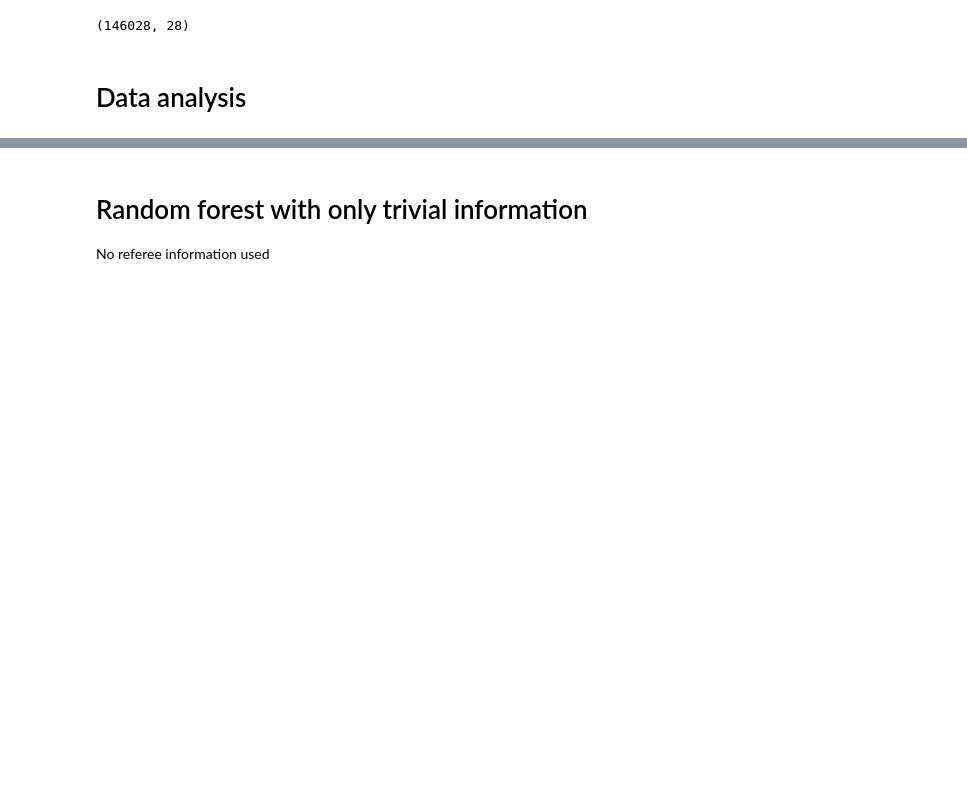
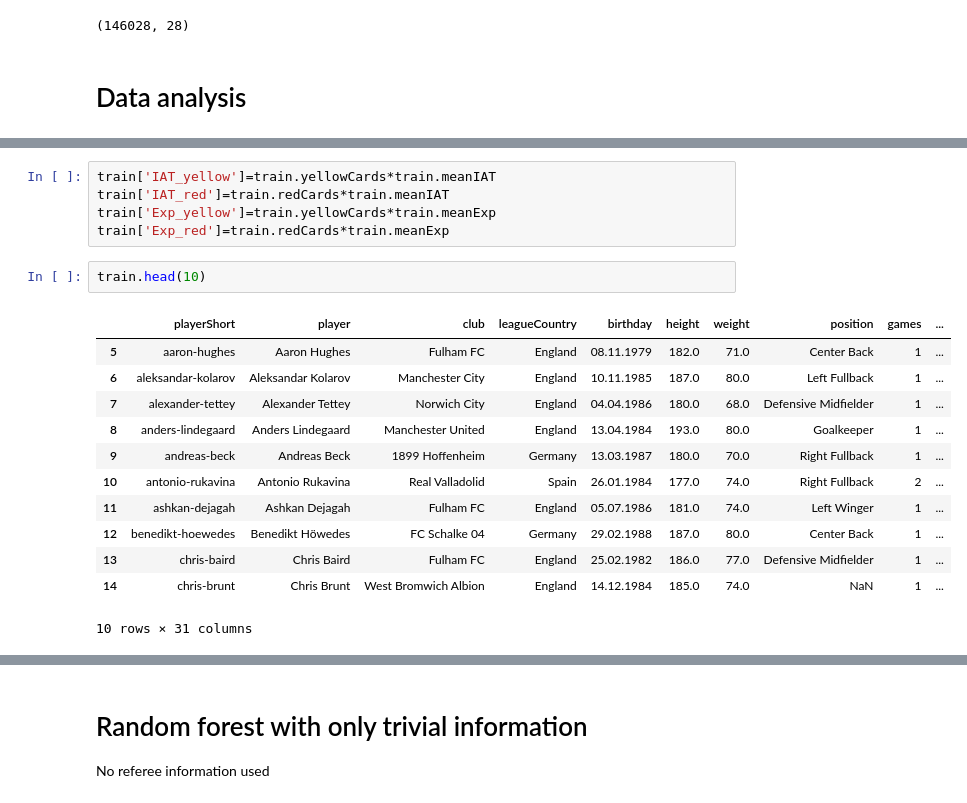
Before and after one commit to Bondzio/ADA_hw2016, a Jupyter notebook: 04 - Applied ML/AppliedML.ipynb, the cells around one changed output, grey strips where cells are left out. Cells and saved outputs as stored; diff of their text form; blank space fills up the shorter version.

```diff
--- a/04 - Applied ML/AppliedML.ipynb
+++ b/04 - Applied ML/AppliedML.ipynb
@@ -77,0 +109,20 @@ train
+# %%
+train['IAT_yellow']=train.yellowCards*train.meanIAT
+train['IAT_red']=train.redCards*train.meanIAT
+train['Exp_yellow']=train.yellowCards*train.meanExp
+train['Exp_red']=train.redCards*train.meanExp
+# %%
+train.head(10)
+# %% [output]
+|  | playerShort | player | club | leagueCountry | birthday | height | weight | position | games | ... |
+| 5 | aaron-hughes | Aaron Hughes | Fulham FC | England | 08.11.1979 | 182.0 | 71.0 | Center Back | 1 | ... |
+| 6 | aleksandar-kolarov | Aleksandar Kolarov | Manchester City | England | 10.11.1985 | 187.0 | 80.0 | Left Fullback | 1 | ... |
+| 7 | alexander-tettey | Alexander Tettey | Norwich City | England | 04.04.1986 | 180.0 | 68.0 | Defensive Midfielder | 1 | ... |
+| 8 | anders-lindegaard | Anders Lindegaard | Manchester United | England | 13.04.1984 | 193.0 | 80.0 | Goalkeeper | 1 | ... |
+| 9 | andreas-beck | Andreas Beck | 1899 Hoffenheim | Germany | 13.03.1987 | 180.0 | 70.0 | Right Fullback | 1 | ... |
+| 10 | antonio-rukavina | Antonio Rukavina | Real Valladolid | Spain | 26.01.1984 | 177.0 | 74.0 | Right Fullback | 2 | ... |
+| 11 | ashkan-dejagah | Ashkan Dejagah | Fulham FC | England | 05.07.1986 | 181.0 | 74.0 | Left Winger | 1 | ... |
+| 12 | benedikt-hoewedes | Benedikt Höwedes | FC Schalke 04 | Germany | 29.02.1988 | 187.0 | 80.0 | Center Back | 1 | ... |
+| 13 | chris-baird | Chris Baird | Fulham FC | England | 25.02.1982 | 186.0 | 77.0 | Defensive Midfielder | 1 | ... |
+| 14 | chris-brunt | Chris Brunt | West Bromwich Albion | England | 14.12.1984 | 185.0 | 74.0 | NaN | 1 | ... |
+10 rows × 31 columns
```
Also changed, not shown: parts of 32 cells of this notebook.
